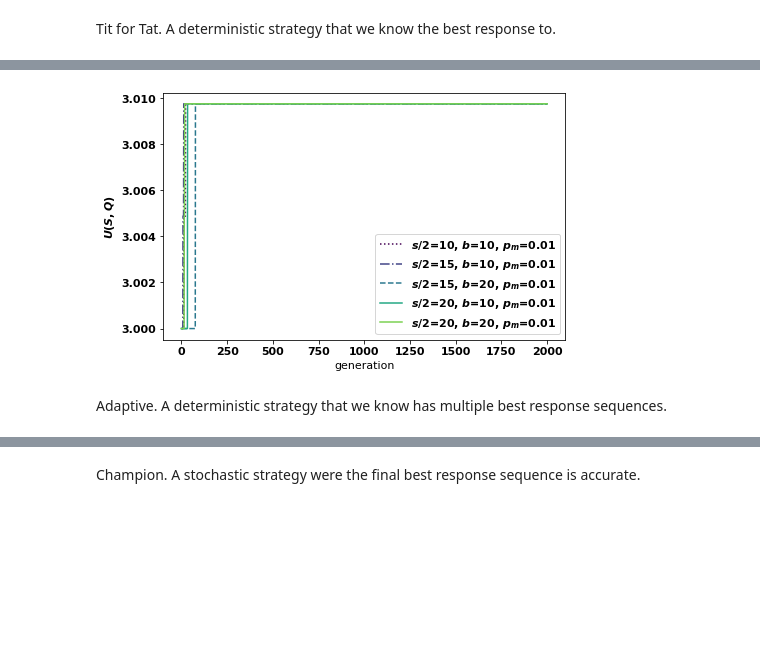
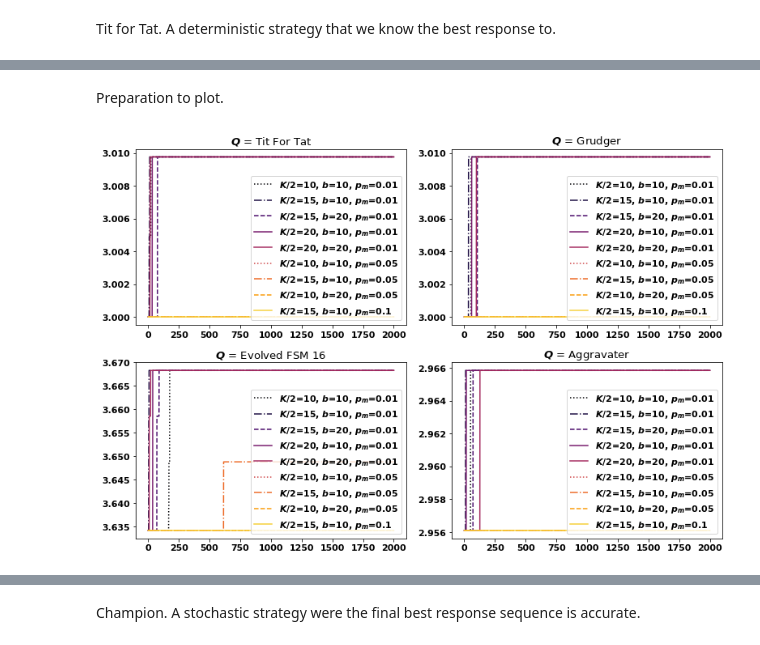
Before and after one commit to Nikoleta-v3/Thesis, a Jupyter notebook: src/chapters/06/main.ipynb, the cells around one changed output, grey strips where cells are left out. Cells and saved outputs as stored; diff of their text form; code cells hidden in the pictures; blank space fills up the shorter version.

```diff
--- a/src/chapters/06/main.ipynb
+++ b/src/chapters/06/main.ipynb
@@ -250,27 +253,34 @@ scores = tft.groupby(['half size population', 'bottleneck', 'mutation probabilit
+# %% [markdown]
+Preparation to plot.
+# %%
+indices = list(tft.groupby(['half size population', 'bottleneck', 'mutation probability'])['score'].max().index)
+to_plot = [index for index in indices if tft_scores[index].max() != 3.0]
+to_plot += [(10, 10, 0.05),
+            (15, 10, 0.05),
+            (10, 20, 0.05),
+            (15, 10, 0.1),]
 # %%
-linestyles = [":", '-.', "--", "-", "-"]
+linestyles = [":", '-.', "--", "-", "-", ":", '-.', "--", "-", "-"]
 # %%
-colors = mpl.cm.viridis(np.linspace(0, 1, 6))
+colors = mpl.cm.inferno(np.linspace(0, 1, 10))
+# %%
+titles = [r'$Q$ = Tit For Tat', r'$Q$ = Grudger', r'$Q$ = Evolved FSM 16', r'$Q$ = Aggravater']
 # %%
-fig, ax = plt.subplots(figsize=(6.5, 4))
+scores = [tft_scores, grudger_scores, trained_scores, aggravater_scores]
 
-i = 0
-for index in indices:
-    if scores[index].max() != 3.0:
-        plt.plot(scores[index],
-                 linestyles[i],
-                 label=f'$s/2$={index[0]}, $b$={index[1]}, $p_m$={index[2]}',
-                 color=colors[i]
-                 );
-        i += 1
-plt.legend();
-plt.tight_layout();
+fig, ax = plt.subplots(ncols=2, nrows=2, figsize=(11, 7.5))
+for i, score in enumerate(scores):
+    axes = (int(i / 2), i % 2)
+    for j, index in enumerate(to_plot):
+        ax[axes].plot(score[index],
+                   linestyles[j],
+                   label=f'$K/2$={index[0]}, $b$={index[1]}, $p_m$={index[2]}',
+                   color=colors[j]
+                     );
+        ax[axes].legend(loc='lower right')
+        ax[axes].set_title(titles[i])
+plt.tight_layout()
 
-plt.ylabel(r'$U(S, Q)$')
-plt.xlabel('generation')
-
-plt.savefig('img/maximum_score_per_generation_tit_for_tat.pdf')
+plt.savefig('img/gas_results_per_trial.pdf', bbox_inches='tight')
 # %% [output]
-[figure, old version]
+[figure, new version]
-# %% [markdown]
-Adaptive. A deterministic strategy that we know has multiple best response sequences.
```
Also changed, not shown: parts of 30 cells of this notebook.
